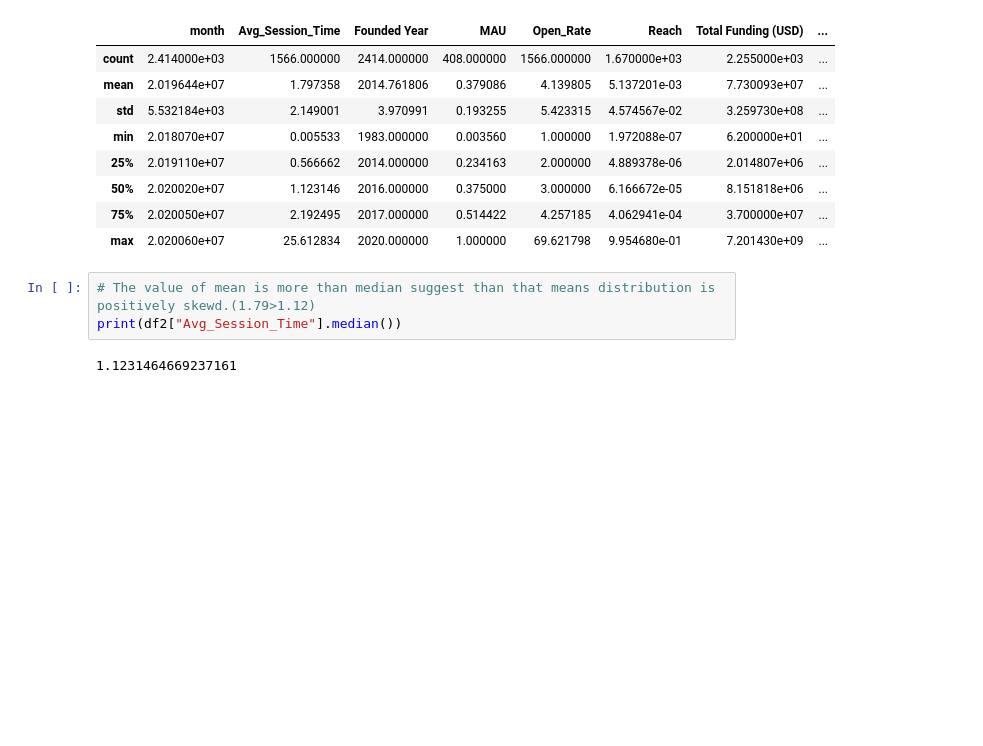
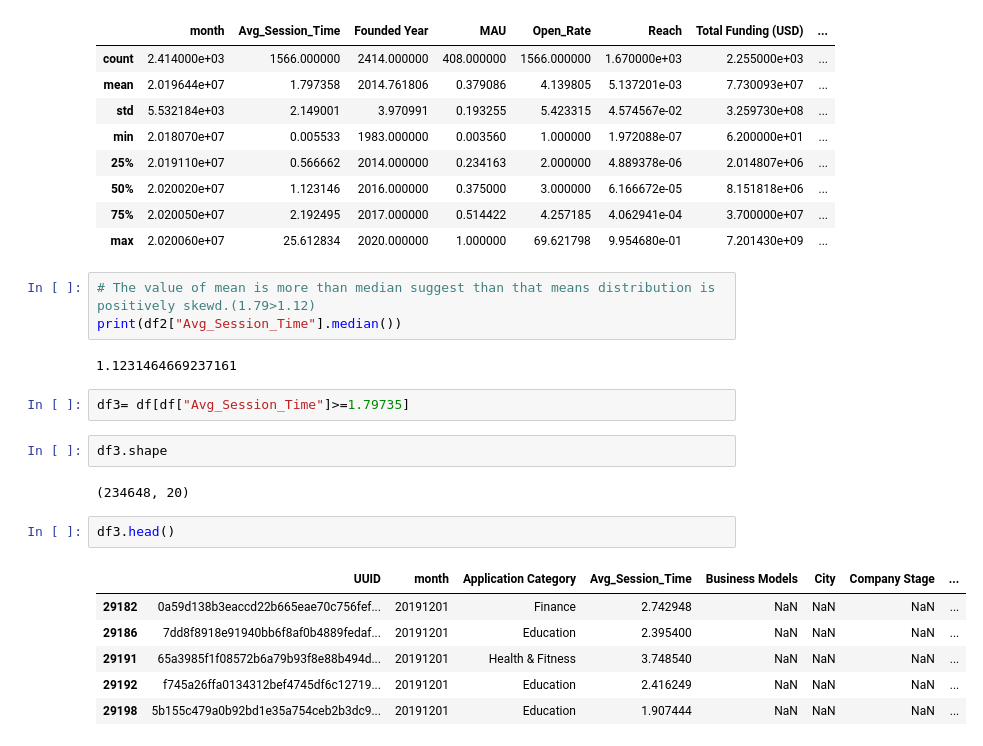
Before and after one commit to rajeshmore1/Capstone-Project-4, a Jupyter notebook: Rajesh_More_Team5_Capstone_Project_4.ipynb, the cells around one changed output. Saved outputs shown, nothing was run; the diff lists cells and outputs as text; blank space fills up the shorter version.

```diff
--- a/Rajesh_More_Team5_Capstone_Project_4.ipynb
+++ b/Rajesh_More_Team5_Capstone_Project_4.ipynb
@@ -841,3 +845,18 @@ df2.describe()
 print(df2["Avg_Session_Time"].median())
 # %% [output]
 1.1231464669237161
+# %%
+df3= df[df["Avg_Session_Time"]>=1.79735]
+# %%
+df3.shape
+# %% [output]
+(234648, 20)
+# %%
+df3.head()
+# %% [output]
+|  | UUID | month | Application Category | Avg_Session_Time | Business Models | City | Company Stage | ... |
+| 29182 | 0a59d138b3eaccd22b665eae70c756fef... | 20191201 | Finance | 2.742948 | NaN | NaN | NaN | ... |
+| 29186 | 7dd8f8918e91940bb6f8af0b4889fedaf... | 20191201 | Education | 2.395400 | NaN | NaN | NaN | ... |
+| 29191 | 65a3985f1f08572b6a79b93f8e88b494d... | 20191201 | Health & Fitness | 3.748540 | NaN | NaN | NaN | ... |
+| 29192 | f745a26ffa0134312bef4745df6c12719... | 20191201 | Education | 2.416249 | NaN | NaN | NaN | ... |
+| 29198 | 5b155c479a0b92bd1e35a754ceb2b3dc9... | 20191201 | Education | 1.907444 | NaN | NaN | NaN | ... |
```
Also changed, not shown: parts of 12 cells of this notebook.
